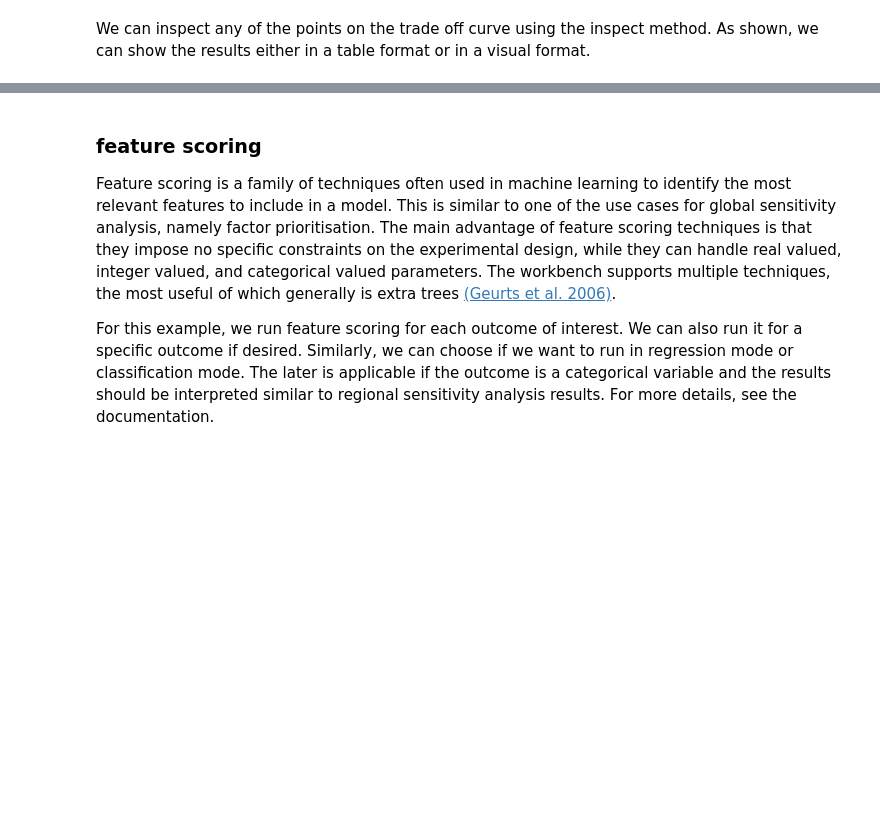
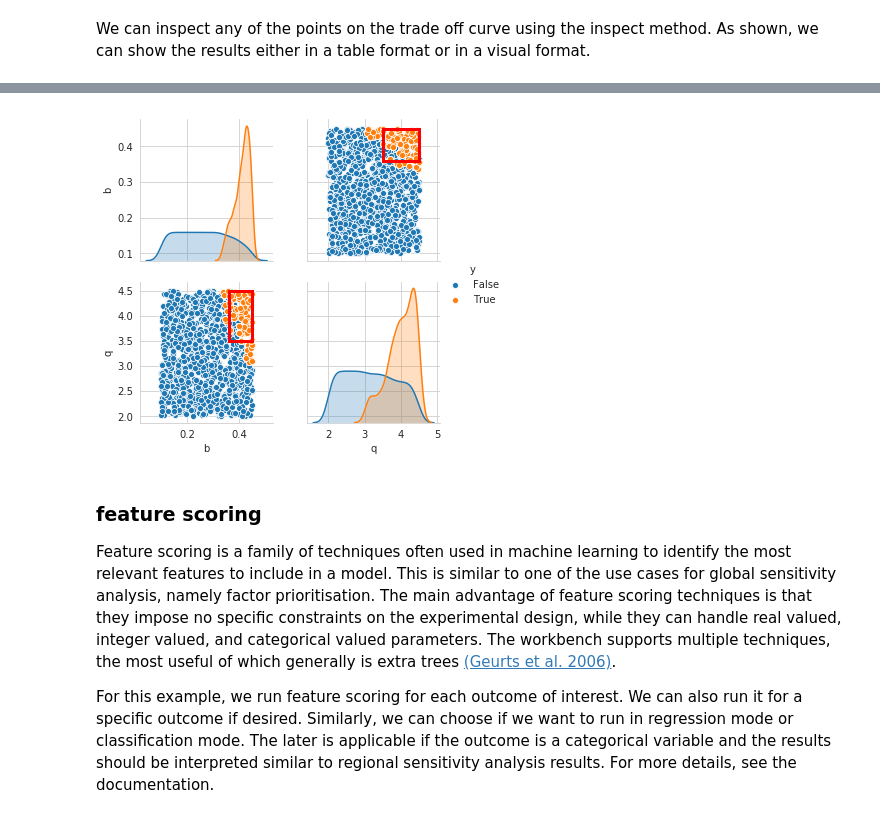
Before and after one commit to quaquel/EMAworkbench, a Jupyter notebook: docs/source/indepth_tutorial/open-exploration.ipynb, the cells around one changed output, grey strips where cells are left out. Cells and saved outputs as stored; diff of their text form; code cells hidden in the pictures; blank space fills up the shorter version.

```diff
--- a/docs/source/indepth_tutorial/open-exploration.ipynb
+++ b/docs/source/indepth_tutorial/open-exploration.ipynb
@@ -142,3 +145,8 @@ mean  0.010036  0.047837      [0.05776223847296219]
+# %%
+box1.show_pairs_scatter(43)
+plt.show()
+# %% [output]
+[figure, added]
 # %% [markdown]
 ### feature scoring
 Feature scoring is a family of techniques often used in machine learning to identify the most relevant features to include in a model. This is similar to one of the use cases for global sensitivity analysis, namely factor prioritisation. The main advantage of feature scoring techniques is that they impose no specific constraints on the experimental design, while they can handle real valued, integer valued, and categorical valued parameters. The workbench supports multiple techniques, the most useful of which generally is extra trees [(Geurts et al. 2006)](https://link.springer.com/article/10.1007/s10994-006-6226-1).
```
Also changed, not shown: parts of 8 cells of this notebook.
